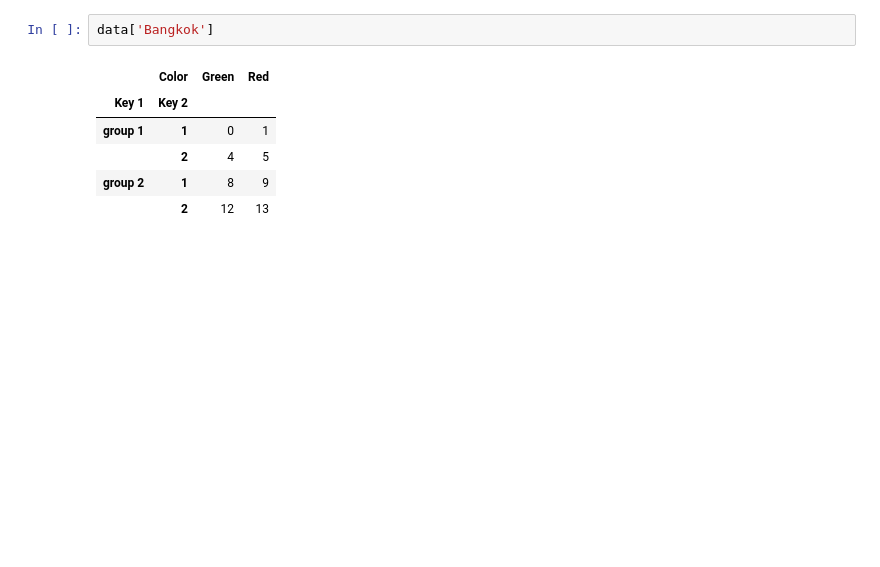
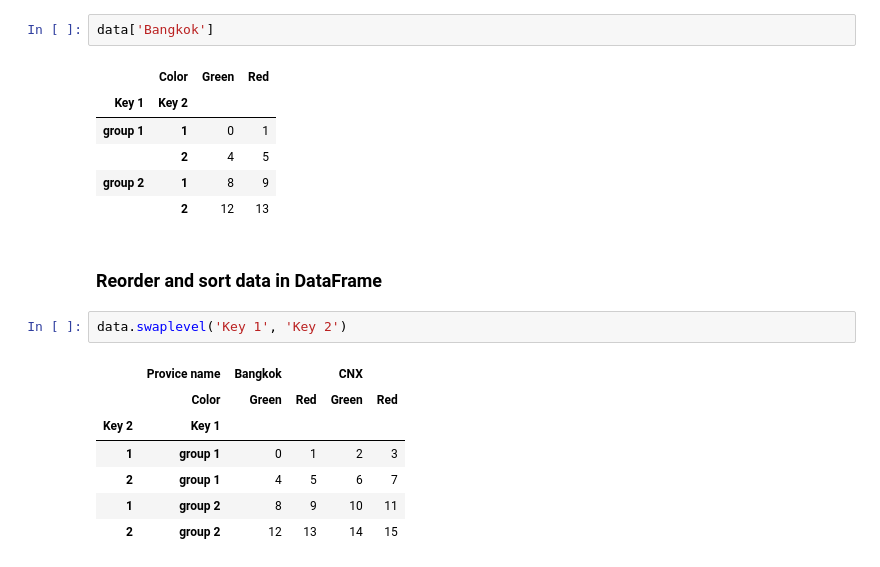
Before and after one commit to up1/course-basic-python, a Jupyter notebook: notebook/data_wrangling_with_pandas.ipynb, the cells around one changed output. Drawn from its saved outputs; the diff is of its cells as text; blank space fills up the shorter version.

```diff
--- a/notebook/data_wrangling_with_pandas.ipynb
+++ b/notebook/data_wrangling_with_pandas.ipynb
@@ -151,3 +151,15 @@ data['Bangkok']
 |  | 2 | 4 | 5 |
 | group 2 | 1 | 8 | 9 |
 |  | 2 | 12 | 13 |
+# %% [markdown]
+### Reorder and sort data in DataFrame
+# %%
+data.swaplevel('Key 1', 'Key 2')
+# %% [output]
+|  | Provice name | Bangkok |  | CNX |  |
+|  | Color | Green | Red | Green | Red |
+| Key 2 | Key 1 |  |  |  |  |
+| 1 | group 1 | 0 | 1 | 2 | 3 |
+| 2 | group 1 | 4 | 5 | 6 | 7 |
+| 1 | group 2 | 8 | 9 | 10 | 11 |
+| 2 | group 2 | 12 | 13 | 14 | 15 |
```
Also changed, not shown: parts of 19 cells of this notebook.
